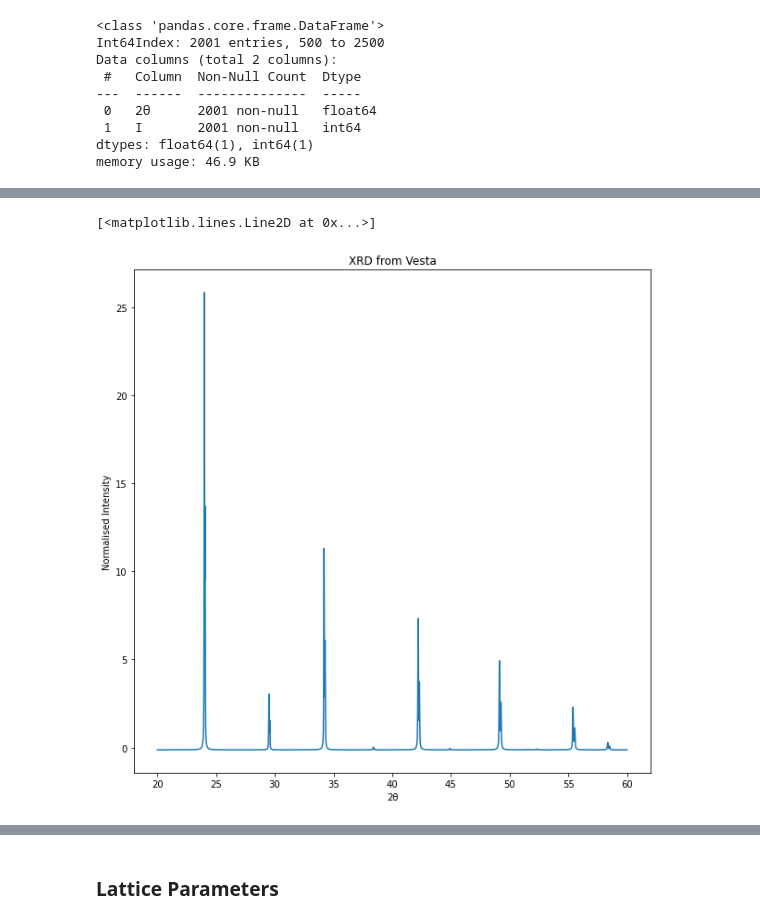
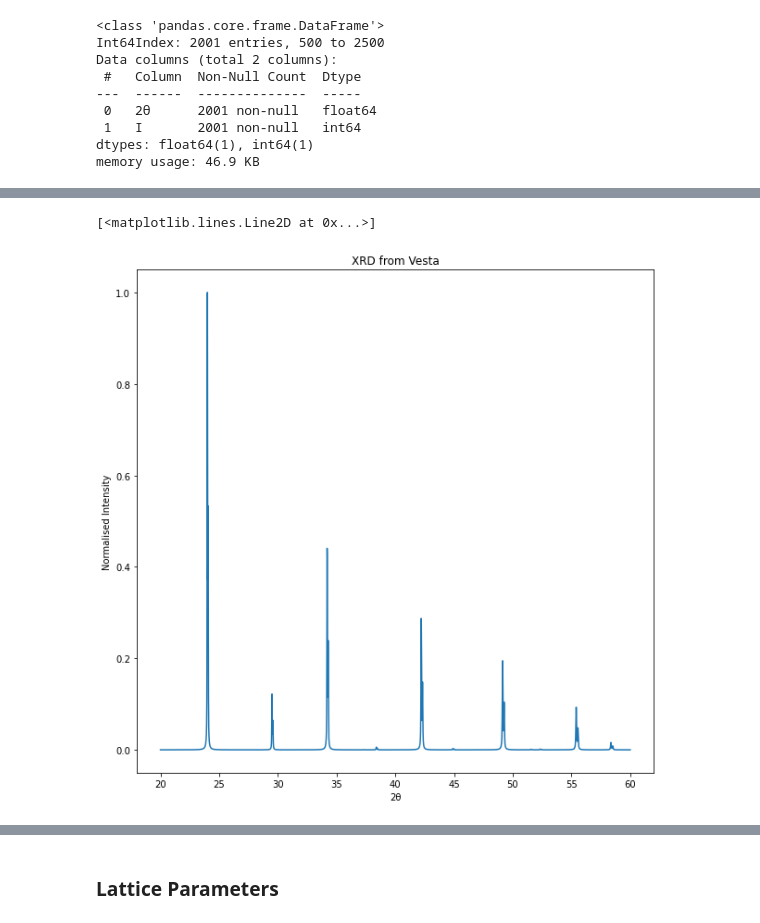
Before and after one commit to mew-two-github/Mat-Sci-Vesta, a Jupyter notebook: Assignment 1/Question-4.ipynb, the cells around one changed output, grey strips where cells are left out. Drawn from its saved outputs; the diff is of its cells as text; code cells hidden in the pictures.

Commit message:
Slight changes in Vesta-Experimental Comparison

```diff
--- a/Assignment 1/Question-4.ipynb
+++ b/Assignment 1/Question-4.ipynb
@@ -48,10 +51,11 @@ plt.plot(X0_data['2θ'],X0_data['I_normalised'])
 # %%
 X0_vesta = pd.read_excel('Cs2AgInCl6.xlsx',sheet_name = 'xrd_data')
 X0_vesta = X0_vesta.loc[(X0_vesta['2θ']<=60) & (X0_vesta['2θ']>=20)]
-X0_vesta['I_normalised'] = scaler.fit_transform(np.asarray(X0_vesta['I']).reshape(-1, 1))
+#X0_vesta['I_normalised'] = scaler.fit_transform(np.asarray(X0_vesta['I']).reshape(-1, 1))
+X0_vesta['I_normalised'] = X0_vesta['I']/max(X0_vesta['I'])
 plt.figure(figsize=(10,10))
 plt.xlabel('2θ'); plt.ylabel('Normalised Intensity'); plt.title('XRD from Vesta')
 plt.plot(X0_vesta['2θ'],X0_vesta['I_normalised'])
 # %% [output]
 [<matplotlib.lines.Line2D at 0x...>]
-[figure, old version]
+[figure, new version]
```
Also changed, not shown: parts of 12 cells of this notebook.
